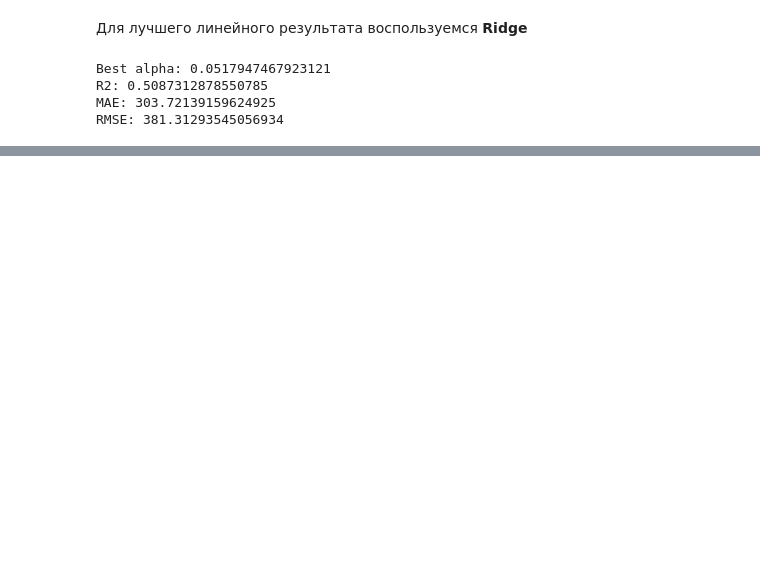
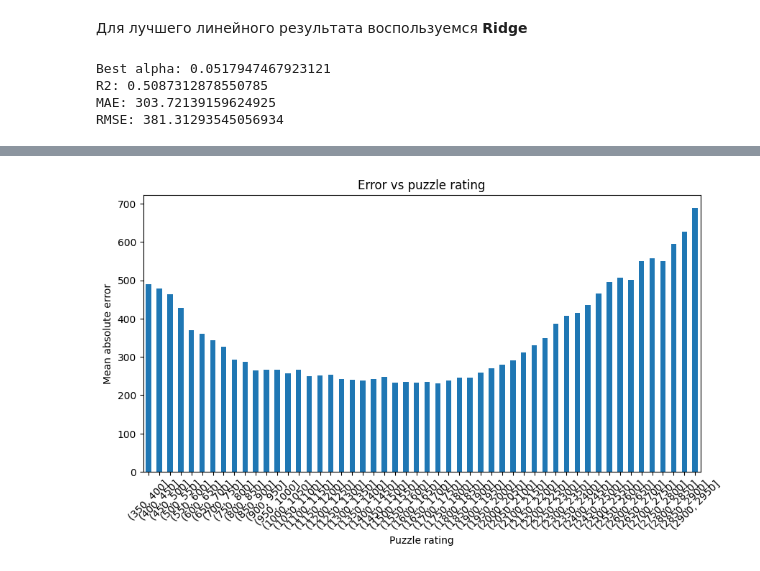
Before and after one commit to Vistog/Chess-difficulty-predictor, a Jupyter notebook: main.ipynb, the cells around one changed output, grey strips where cells are left out. Cells and saved outputs as stored; diff of their text form; code cells hidden in the pictures; blank space fills up the shorter version.

```diff
--- a/main.ipynb
+++ b/main.ipynb
@@ -409,0 +506,18 @@ RMSE: 381.31293545056934
+# %%
+from sklearn.ensemble import RandomForestRegressor
+model = RandomForestRegressor(
+    n_estimators=300,
+    max_depth=None,
+    min_samples_split=5,
+    min_samples_leaf=2,
+    random_state=42,
+    n_jobs=-1
+)
+
+model.fit(X_train, y_train)
+
+y_pred = model.predict(X_test)
+
+print("R2:", r2_score(y_test, y_pred))
+print("MAE:", mean_absolute_error(y_test, y_pred))
+print("RMSE:", np.sqrt(mean_squared_error(y_test, y_pred)))
@@ -409,0 +590,26 @@ RMSE: 381.31293545056934
+# %%
+results = pd.DataFrame({
+    "true_rating": y_test,
+    "pred_rating": y_pred
+})
+
+results["abs_error"] = np.abs(results["pred_rating"] - results["true_rating"])
+bins = np.arange(300, 3000, 50)
+
+results["rating_bin"] = pd.cut(results["true_rating"], bins)
+error_by_rating = results.groupby("rating_bin")["abs_error"].mean()
+
+
+plt.figure(figsize=(10,5))
+
+error_by_rating.plot(kind="bar")
+
+plt.ylabel("Mean absolute error")
+plt.xlabel("Puzzle rating")
+plt.title("Error vs puzzle rating")
+
+plt.xticks(rotation=45)
+
+plt.show()
+# %% [output]
+[figure, added]
```
Also changed, not shown: parts of 35 cells of this notebook.
